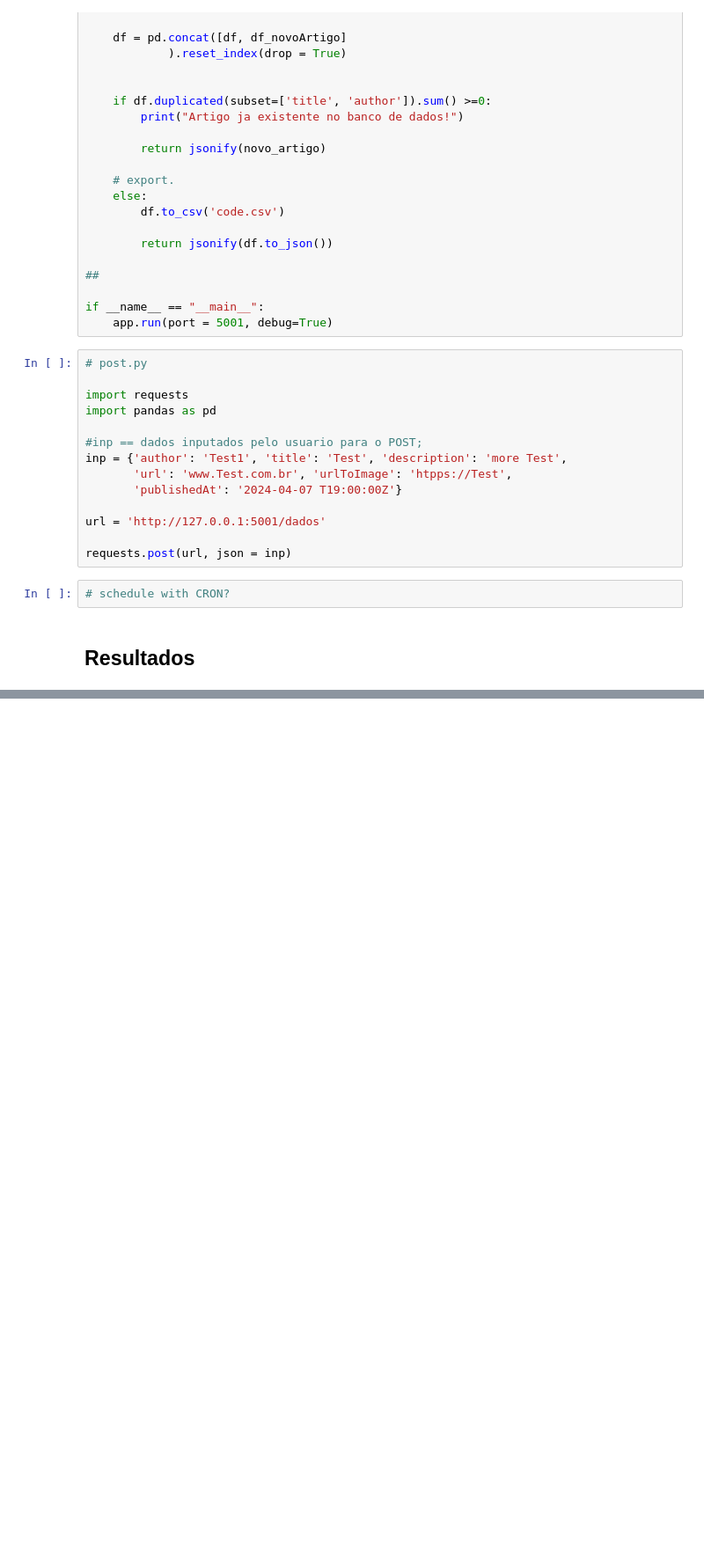
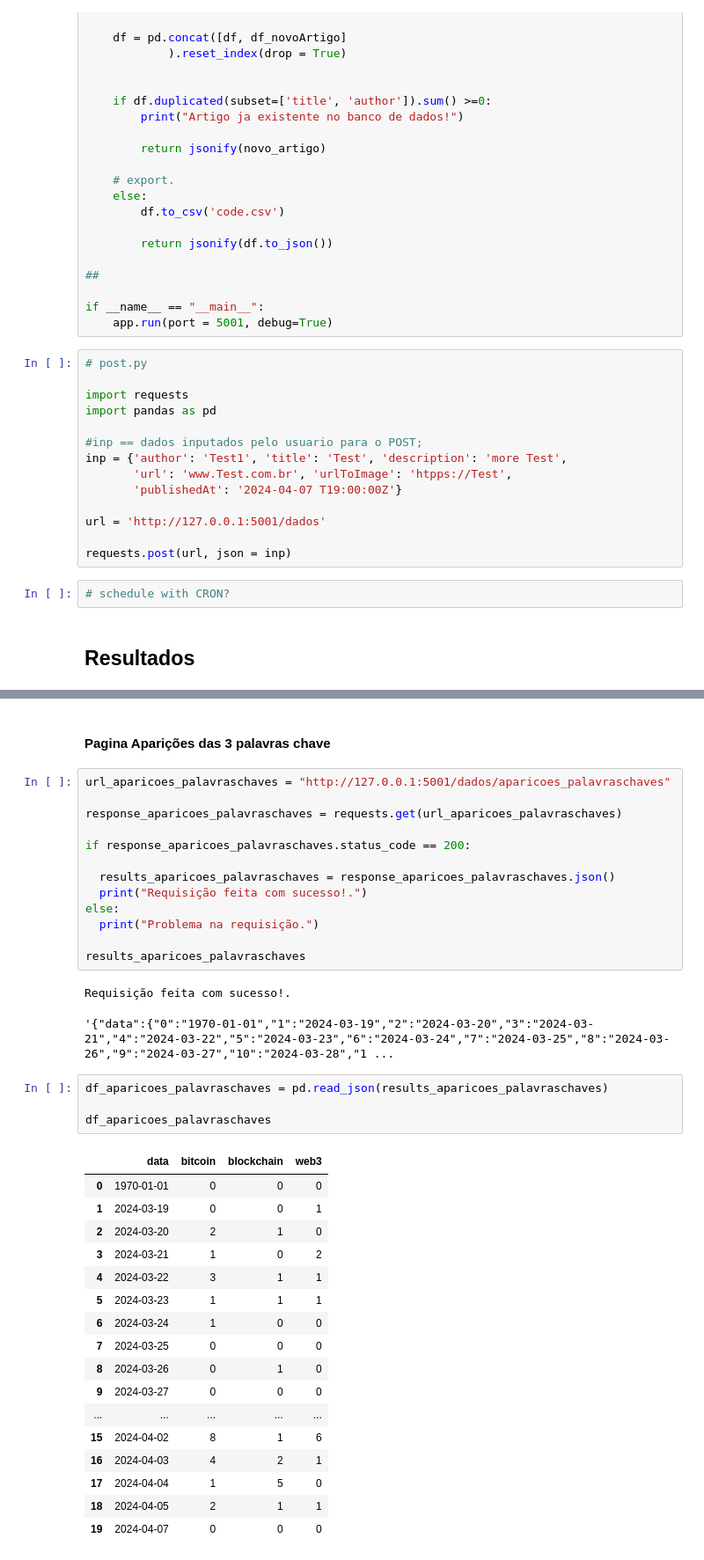
Before and after one commit to zrossj/SantanderCoders-API_WORK_v2, a Jupyter notebook: Projeto_4/Apresentacao_notebook.ipynb, the cells around one changed output, grey strips where cells are left out. Shown at 88% size. Drawn from its saved outputs; the diff is of its cells as text; blank space fills up the shorter version.

```diff
--- a/Projeto_4/Apresentacao_notebook.ipynb
+++ b/Projeto_4/Apresentacao_notebook.ipynb
@@ -229,0 +390,40 @@ requests.post(url, json = inp)
+# %% [markdown]
+#### Pagina Aparições das 3 palavras chave
+# %%
+url_aparicoes_palavraschaves = "http://127.0.0.1:5001/dados/aparicoes_palavraschaves"
+
+response_aparicoes_palavraschaves = requests.get(url_aparicoes_palavraschaves)
+
+if response_aparicoes_palavraschaves.status_code == 200:
+
+  results_aparicoes_palavraschaves = response_aparicoes_palavraschaves.json()
+  print("Requisição feita com sucesso!.")
+else:
+  print("Problema na requisição.")
+
+results_aparicoes_palavraschaves
+# %% [output]
+Requisição feita com sucesso!.
+'{"data":{"0":"1970-01-01","1":"2024-03-19","2":"2024-03-20","3":"2024-03-21","4":"2024-03-22","5":"2024-03-23","6":"2024-03-24","7":"2024-03-25","8":"2024-03-26","9":"2024-03-27","10":"2024-03-28","1 ...
+# %%
+df_aparicoes_palavraschaves = pd.read_json(results_aparicoes_palavraschaves)
+
+df_aparicoes_palavraschaves
+# %% [output]
+|  | data | bitcoin | blockchain | web3 |
+| 0 | 1970-01-01 | 0 | 0 | 0 |
+| 1 | 2024-03-19 | 0 | 0 | 1 |
+| 2 | 2024-03-20 | 2 | 1 | 0 |
+| 3 | 2024-03-21 | 1 | 0 | 2 |
+| 4 | 2024-03-22 | 3 | 1 | 1 |
+| 5 | 2024-03-23 | 1 | 1 | 1 |
+| 6 | 2024-03-24 | 1 | 0 | 0 |
+| 7 | 2024-03-25 | 0 | 0 | 0 |
+| 8 | 2024-03-26 | 0 | 1 | 0 |
+| 9 | 2024-03-27 | 0 | 0 | 0 |
+| ... | ... | ... | ... | ... |
+| 15 | 2024-04-02 | 8 | 1 | 6 |
+| 16 | 2024-04-03 | 4 | 2 | 1 |
+| 17 | 2024-04-04 | 1 | 5 | 0 |
+| 18 | 2024-04-05 | 2 | 1 | 1 |
+| 19 | 2024-04-07 | 0 | 0 | 0 |
```
Also changed, not shown: parts of 17 cells of this notebook, 9 other files.
